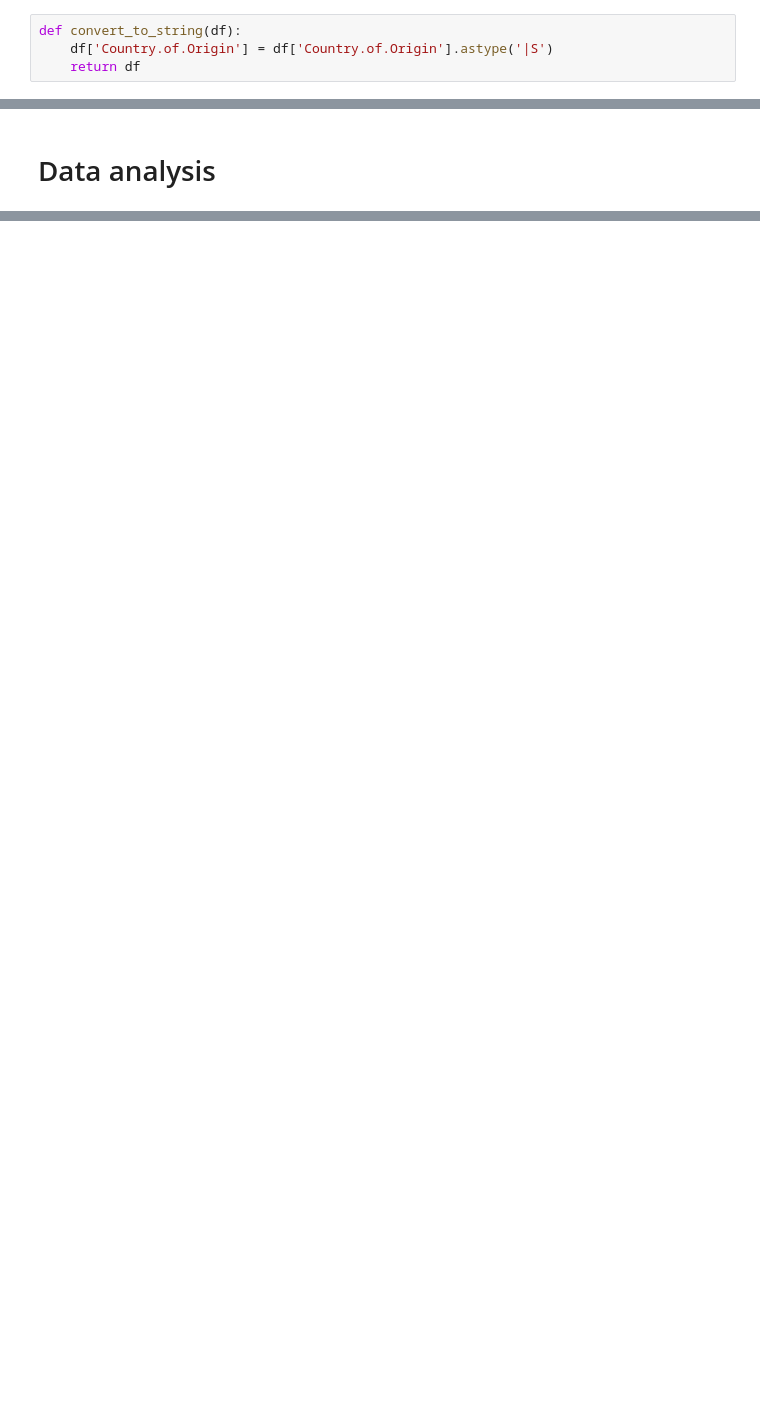
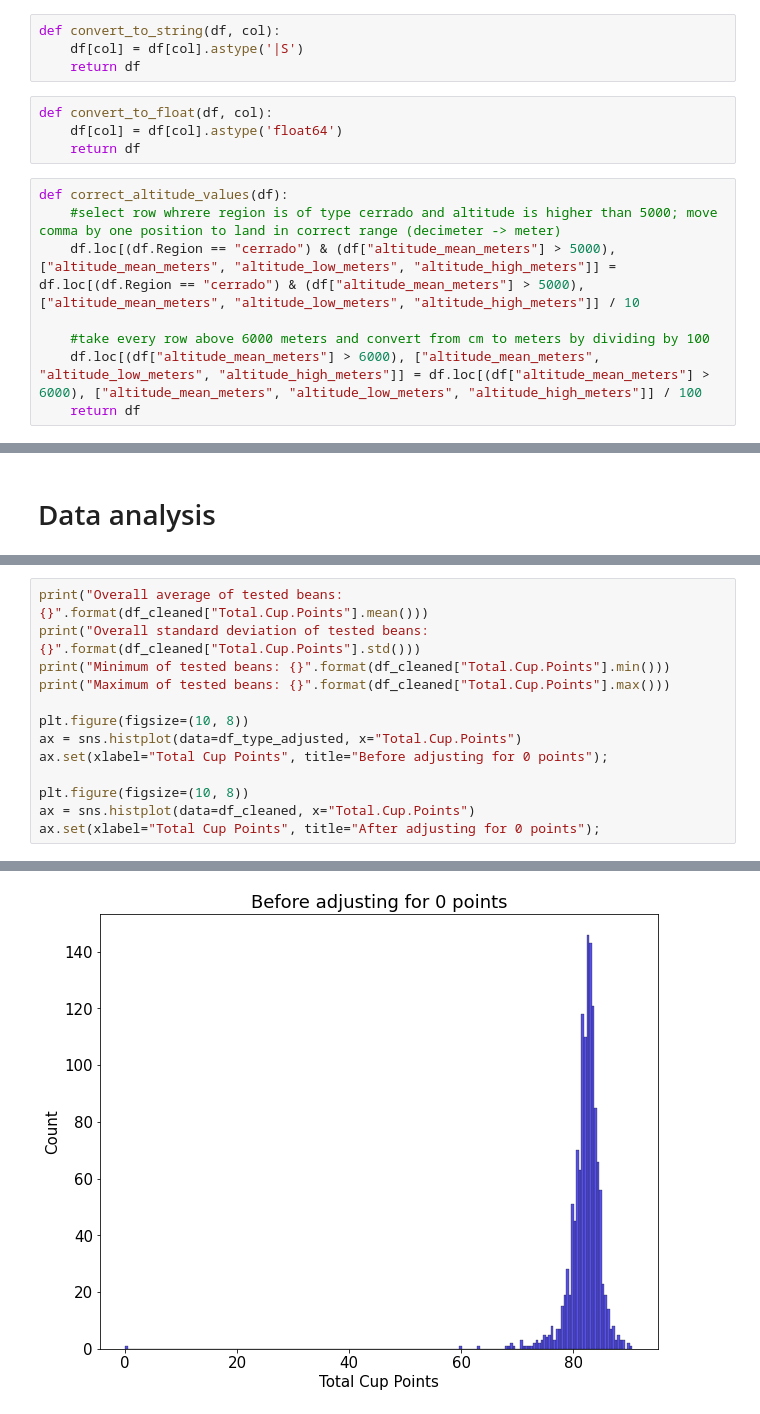
Before and after one commit to failllix/coffee-quality-institute-analysis, a Jupyter notebook: coffee_analysis.ipynb, the cells around one changed output, grey strips where cells are left out. Saved outputs shown, nothing was run; the diff lists cells and outputs as text; blank space fills up the shorter version.

```diff
--- a/coffee_analysis.ipynb
+++ b/coffee_analysis.ipynb
@@ -86,5 +98,17 @@ def drop_unnecessary_cols(df):
     return df
 # %%
-def convert_to_string(df):
-    df['Country.of.Origin'] = df['Country.of.Origin'].astype('|S')
+def convert_to_string(df, col):
+    df[col] = df[col].astype('|S')
     return df
+# %%
+def convert_to_float(df, col):
+    df[col] = df[col].astype('float64')
+    return df
+# %%
+def correct_altitude_values(df):
+    #select row whrere region is of type cerrado and altitude is higher than 5000; move comma by one position to land in correct range (decimeter -> meter)
+    df.loc[(df.Region == "cerrado") & (df["altitude_mean_meters"] > 5000), ["altitude_mean_meters", "altitude_low_meters", "altitude_high_meters"]] = df.loc[(df.Region == "cerrado") & (df["altitude_mean_meters"] > 5000), ["altitude_mean_meters", "altitude_low_meters", "altitude_high_meters"]] / 10
+
+    #take every row above 6000 meters and convert from cm to meters by dividing by 100
+    df.loc[(df["altitude_mean_meters"] > 6000), ["altitude_mean_meters", "altitude_low_meters", "altitude_high_meters"]] = df.loc[(df["altitude_mean_meters"] > 6000), ["altitude_mean_meters", "altitude_low_meters", "altitude_high_meters"]] / 100
+    return df
@@ -154,0 +249,14 @@ NameError: name 'plt' is not defined
+# %%
+print("Overall average of tested beans: {}".format(df_cleaned["Total.Cup.Points"].mean()))
+print("Overall standard deviation of tested beans: {}".format(df_cleaned["Total.Cup.Points"].std()))
+print("Minimum of tested beans: {}".format(df_cleaned["Total.Cup.Points"].min()))
+print("Maximum of tested beans: {}".format(df_cleaned["Total.Cup.Points"].max()))
+
+plt.figure(figsize=(10, 8))
+ax = sns.histplot(data=df_type_adjusted, x="Total.Cup.Points")
+ax.set(xlabel="Total Cup Points", title="Before adjusting for 0 points");
+
+plt.figure(figsize=(10, 8))
+ax = sns.histplot(data=df_cleaned, x="Total.Cup.Points")
+ax.set(xlabel="Total Cup Points", title="After adjusting for 0 points");
+# %% [output]
@@ -154,0 +267 @@ NameError: name 'plt' is not defined
+[figure, added]
```
Also changed, not shown: parts of 17 cells of this notebook, 5 other files.
